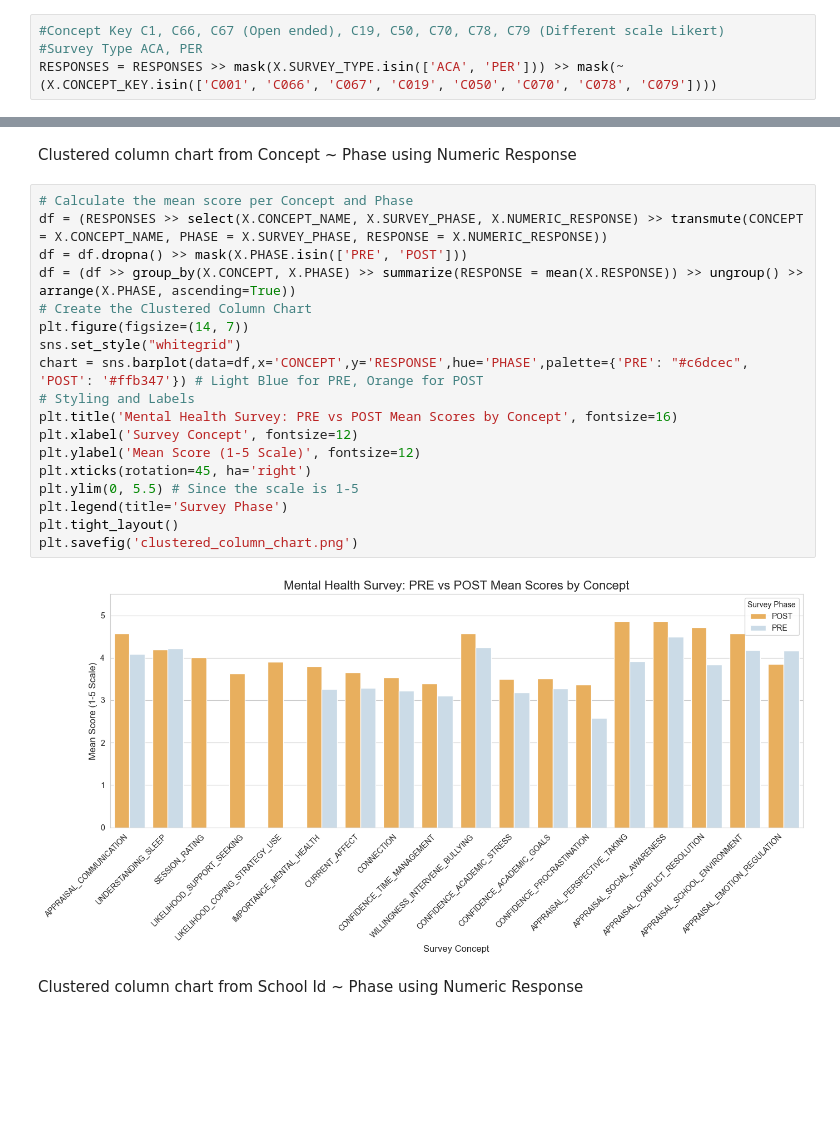
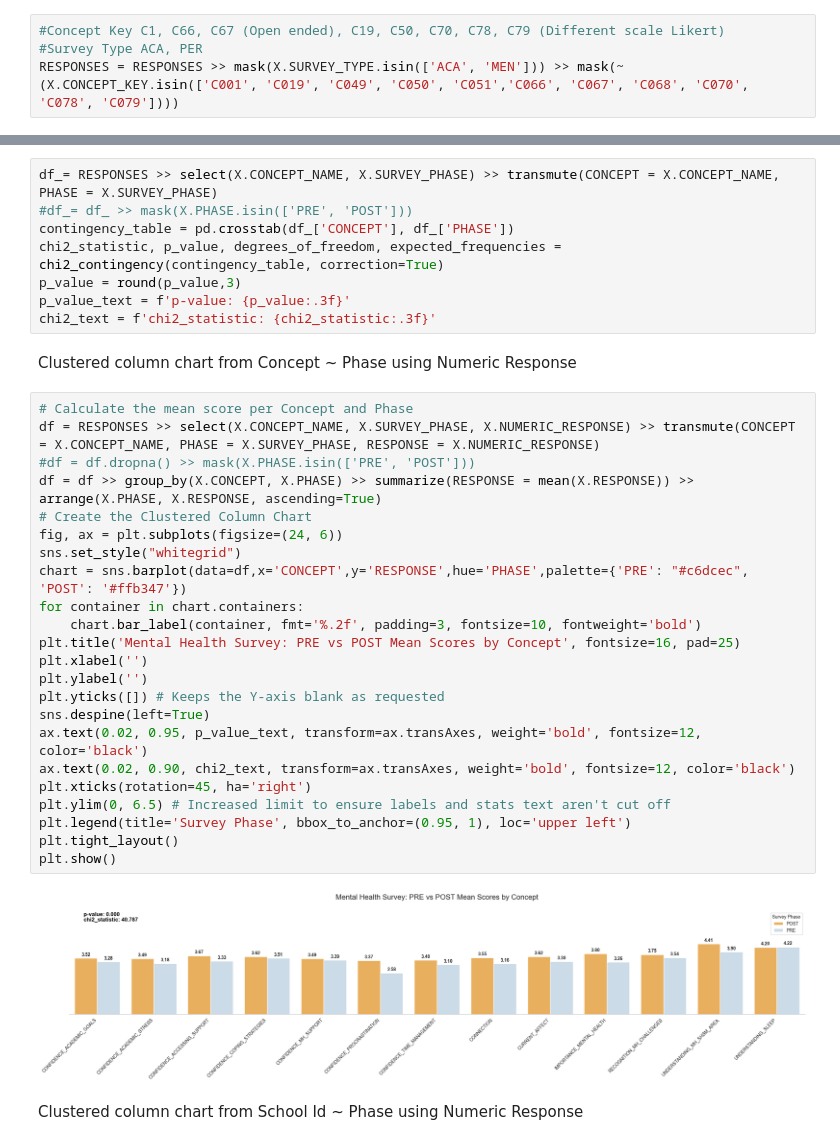
Before and after one commit to lorenald/survey-impact-analysis, a Jupyter notebook: DATA_PREPARATION.ipynb, the cells around one changed output, grey strips where cells are left out. Drawn from its saved outputs; the diff is of its cells as text; blank space fills up the shorter version.

Commit message:
Fixed Values

```diff
--- a/DATA_PREPARATION.ipynb
+++ b/DATA_PREPARATION.ipynb
@@ -56,7 +57,7 @@ Filter Conditions to Create Numeric Response
 # %%
 #Concept Key C1, C66, C67 (Open ended), C19, C50, C70, C78, C79 (Different scale Likert)
 #Survey Type ACA, PER
-RESPONSES = RESPONSES >> mask(X.SURVEY_TYPE.isin(['ACA', 'PER'])) >> mask(~(X.CONCEPT_KEY.isin(['C001', 'C066', 'C067', 'C019', 'C050', 'C070', 'C078', 'C079'])))
+RESPONSES = RESPONSES >> mask(X.SURVEY_TYPE.isin(['ACA', 'MEN'])) >> mask(~(X.CONCEPT_KEY.isin(['C001', 'C019', 'C049', 'C050', 'C051','C066', 'C067', 'C068', 'C070', 'C078', 'C079'])))
 # %% [markdown]
 Mapping for Likert scale and numeric responses
 # %%
@@ -112,25 +113,38 @@ plt.show()
+# %%
+df_= RESPONSES >> select(X.CONCEPT_NAME, X.SURVEY_PHASE) >> transmute(CONCEPT = X.CONCEPT_NAME, PHASE = X.SURVEY_PHASE)
+#df_= df_ >> mask(X.PHASE.isin(['PRE', 'POST']))
+contingency_table = pd.crosstab(df_['CONCEPT'], df_['PHASE'])
+chi2_statistic, p_value, degrees_of_freedom, expected_frequencies = chi2_contingency(contingency_table, correction=True)
+p_value = round(p_value,3)
+p_value_text = f'p-value: {p_value:.3f}'
+chi2_text = f'chi2_statistic: {chi2_statistic:.3f}'
 # %% [markdown]
 Clustered column chart from Concept ~ Phase using Numeric Response
 # %%
 # Calculate the mean score per Concept and Phase
-df = (RESPONSES >> select(X.CONCEPT_NAME, X.SURVEY_PHASE, X.NUMERIC_RESPONSE) >> transmute(CONCEPT = X.CONCEPT_NAME, PHASE = X.SURVEY_PHASE, RESPONSE = X.NUMERIC_RESPONSE))
-df = df.dropna() >> mask(X.PHASE.isin(['PRE', 'POST']))
-df = (df >> group_by(X.CONCEPT, X.PHASE) >> summarize(RESPONSE = mean(X.RESPONSE)) >> ungroup() >> arrange(X.PHASE, ascending=True))
+df = RESPONSES >> select(X.CONCEPT_NAME, X.SURVEY_PHASE, X.NUMERIC_RESPONSE) >> transmute(CONCEPT = X.CONCEPT_NAME, PHASE = X.SURVEY_PHASE, RESPONSE = X.NUMERIC_RESPONSE)
+#df = df.dropna() >> mask(X.PHASE.isin(['PRE', 'POST']))
+df = df >> group_by(X.CONCEPT, X.PHASE) >> summarize(RESPONSE = mean(X.RESPONSE)) >> arrange(X.PHASE, X.RESPONSE, ascending=True)
 # Create the Clustered Column Chart
-plt.figure(figsize=(14, 7))
+fig, ax = plt.subplots(figsize=(24, 6))
 sns.set_style("whitegrid")
-chart = sns.barplot(data=df,x='CONCEPT',y='RESPONSE',hue='PHASE',palette={'PRE': "#c6dcec", 'POST': '#ffb347'}) # Light Blue for PRE, Orange for POST
-# Styling and Labels
-plt.title('Mental Health Survey: PRE vs POST Mean Scores by Concept', fontsize=16)
-plt.xlabel('Survey Concept', fontsize=12)
-plt.ylabel('Mean Score (1-5 Scale)', fontsize=12)
+chart = sns.barplot(data=df,x='CONCEPT',y='RESPONSE',hue='PHASE',palette={'PRE': "#c6dcec", 'POST': '#ffb347'})
+for container in chart.containers:
+    chart.bar_label(container, fmt='%.2f', padding=3, fontsize=10, fontweight='bold')
+plt.title('Mental Health Survey: PRE vs POST Mean Scores by Concept', fontsize=16, pad=25)
+plt.xlabel('')
+plt.ylabel('')
+plt.yticks([]) # Keeps the Y-axis blank as requested
+sns.despine(left=True)
+ax.text(0.02, 0.95, p_value_text, transform=ax.transAxes, weight='bold', fontsize=12, color='black')
+ax.text(0.02, 0.90, chi2_text, transform=ax.transAxes, weight='bold', fontsize=12, color='black')
 plt.xticks(rotation=45, ha='right')
-plt.ylim(0, 5.5) # Since the scale is 1-5
-plt.legend(title='Survey Phase')
+plt.ylim(0, 6.5) # Increased limit to ensure labels and stats text aren't cut off
+plt.legend(title='Survey Phase', bbox_to_anchor=(0.95, 1), loc='upper left')
 plt.tight_layout()
-plt.savefig('clustered_column_chart.png')
+plt.show()
 # %% [output]
-[figure, old version]
+[figure, new version]
 # %% [markdown]
 Clustered column chart from School Id ~ Phase using Numeric Response
 # %%
```
Also changed, not shown: parts of 7 cells of this notebook, 2 other files.
